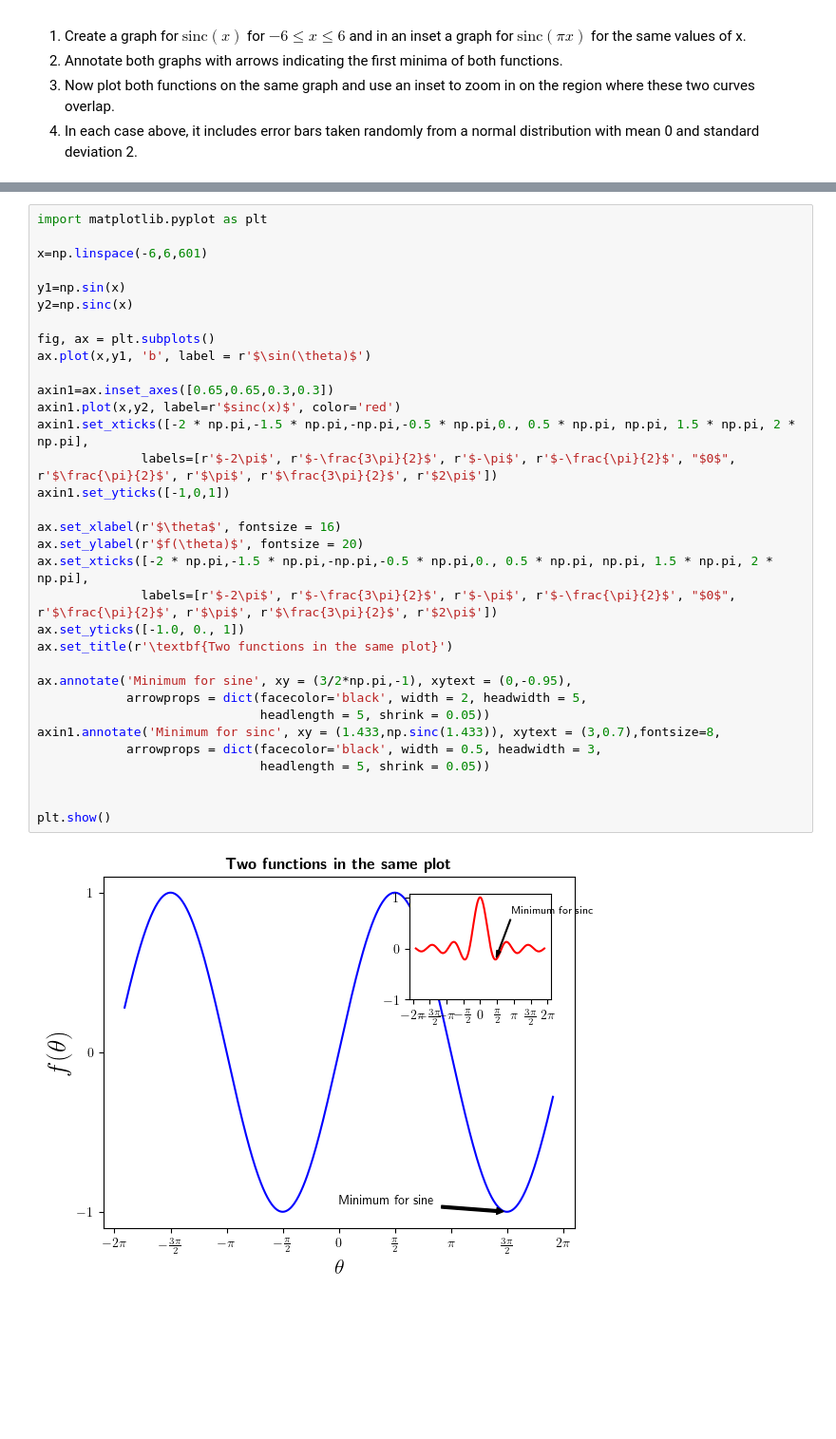
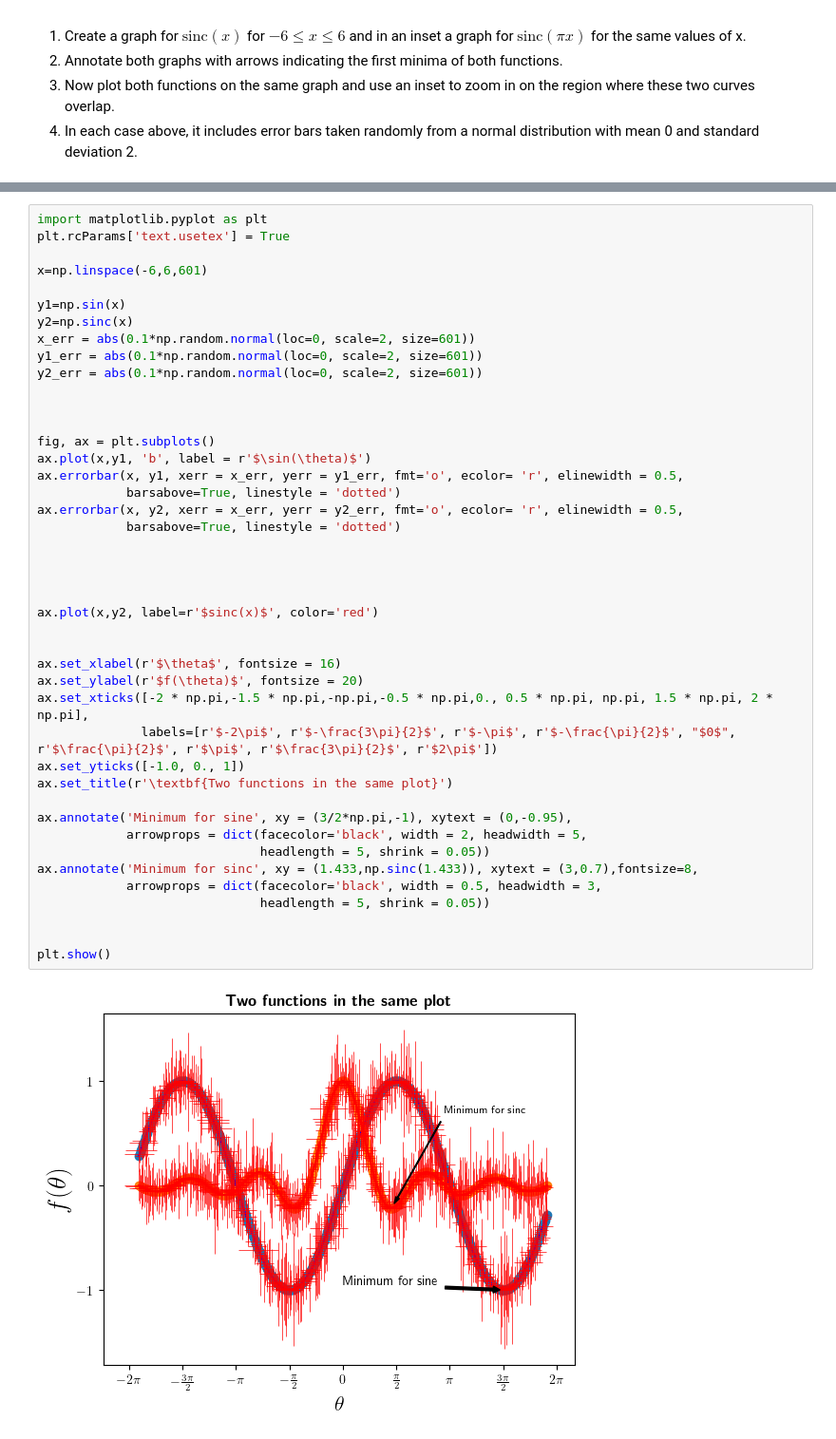
Before and after one commit to DiegoConol/Fisica-Computacional, a Jupyter notebook: Clase con Filipa/Notebook with FIlipa.ipynb, the cells around one changed output, grey strips where cells are left out. Shown at 95% size. Saved outputs shown, nothing was run; the diff lists cells and outputs as text; blank space fills up the shorter version.

```diff
--- a/Clase con Filipa/Notebook with FIlipa.ipynb
+++ b/Clase con Filipa/Notebook with FIlipa.ipynb
@@ -1071,35 +1329,45 @@ $$
 # %%
 import matplotlib.pyplot as plt
+plt.rcParams['text.usetex'] = True
 
 x=np.linspace(-6,6,601)
 
 y1=np.sin(x)
 y2=np.sinc(x)
+x_err = abs(0.1*np.random.normal(loc=0, scale=2, size=601))
+y1_err = abs(0.1*np.random.normal(loc=0, scale=2, size=601))
+y2_err = abs(0.1*np.random.normal(loc=0, scale=2, size=601))
+
+
 
 fig, ax = plt.subplots()
 ax.plot(x,y1, 'b', label = r'$\sin(\theta)$')
+ax.errorbar(x, y1, xerr = x_err, yerr = y1_err, fmt='o', ecolor= 'r', elinewidth = 0.5,
+            barsabove=True, linestyle = 'dotted')
+ax.errorbar(x, y2, xerr = x_err, yerr = y2_err, fmt='o', ecolor= 'r', elinewidth = 0.5,
+            barsabove=True, linestyle = 'dotted')
 
-axin1=ax.inset_axes([0.65,0.65,0.3,0.3])
-axin1.plot(x,y2, label=r'$sinc(x)$', color='red')
-axin1.set_xticks([-2 * np.pi,-1.5 * np.pi,-np.pi,-0.5 * np.pi,0., 0.5 * np.pi, np.pi, 1.5 * np.pi, 2 * np.pi],
-              labels=[r'$-2\pi$', r'$-\frac{3\pi}{2}$', r'$-\pi$', r'$-\frac{\pi}{2}$', "$0$", r'$\frac{\pi}{2}$', r'$\pi$', r'$\frac{3\pi}{2}$', r'$2\pi$'])
-axin1.set_yticks([-1,0,1])
+
+
+
+ax.plot(x,y2, label=r'$sinc(x)$', color='red')
+
 
 ax.set_xlabel(r'$\theta$', fontsize = 16)
 ax.set_ylabel(r'$f(\theta)$', fontsize = 20)
 ax.set_xticks([-2 * np.pi,-1.5 * np.pi,-np.pi,-0.5 * np.pi,0., 0.5 * np.pi, np.pi, 1.5 * np.pi, 2 * np.pi],
               labels=[r'$-2\pi$', r'$-\frac{3\pi}{2}$', r'$-\pi$', r'$-\frac{\pi}{2}$', "$0$", r'$\frac{\pi}{2}$', r'$\pi$', r'$\frac{3\pi}{2}$', r'$2\pi$'])
 ax.set_yticks([-1.0, 0., 1])
 ax.set_title(r'\textbf{Two functions in the same plot}')
 
 ax.annotate('Minimum for sine', xy = (3/2*np.pi,-1), xytext = (0,-0.95),
             arrowprops = dict(facecolor='black', width = 2, headwidth = 5,
                               headlength = 5, shrink = 0.05))
-axin1.annotate('Minimum for sinc', xy = (1.433,np.sinc(1.433)), xytext = (3,0.7),fontsize=8,
+ax.annotate('Minimum for sinc', xy = (1.433,np.sinc(1.433)), xytext = (3,0.7),fontsize=8,
             arrowprops = dict(facecolor='black', width = 0.5, headwidth = 3,
                               headlength = 5, shrink = 0.05))
 
 
 plt.show()
 # %% [output]
-[figure, old version]
+[figure, new version]
```
Also changed, not shown: parts of 46 cells of this notebook.
